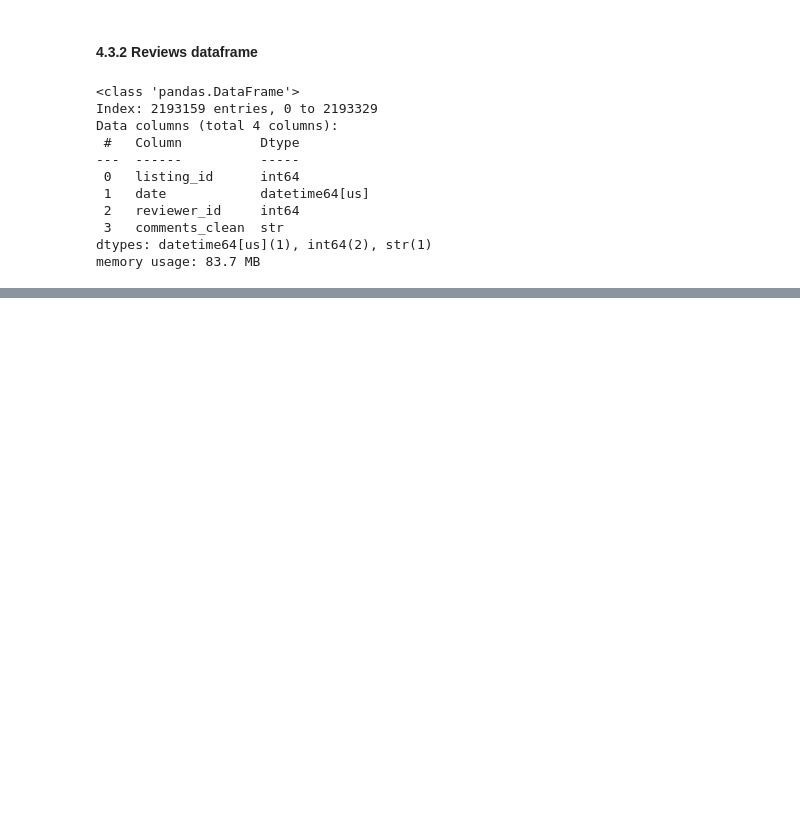
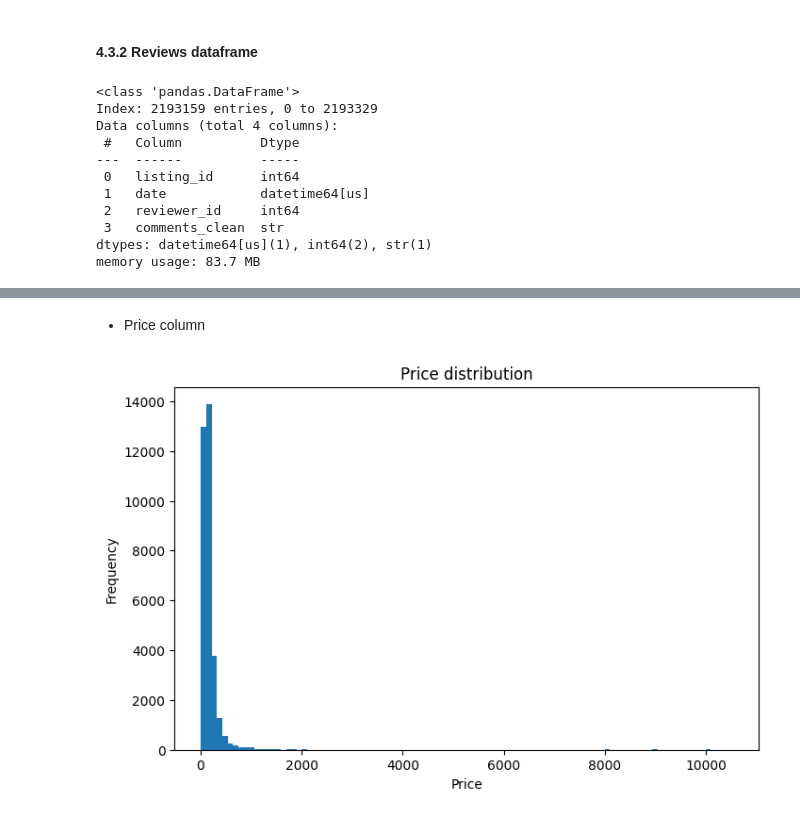
Before and after one commit to pln6/airbnb-market-segmentation-analysis, a Jupyter notebook: notebooks/01_data_cleaning.ipynb, the cells around one changed output, grey strips where cells are left out. Drawn from its saved outputs; the diff is of its cells as text; code cells hidden in the pictures; blank space fills up the shorter version.

```diff
--- a/notebooks/01_data_cleaning.ipynb
+++ b/notebooks/01_data_cleaning.ipynb
@@ -987,0 +1093,11 @@ memory usage: 83.7 MB
+# %% [markdown]
+- Price column
+# %%
+plt.figure(figsize=(8,5))
+plt.hist(listings_cleaned['price'].dropna(), bins=100)
+plt.title('Price distribution')
+plt.xlabel('Price')
+plt.ylabel('Frequency')
+plt.show()
+# %% [output]
+[figure, added]
```
Also changed, not shown: parts of 25 cells of this notebook.
